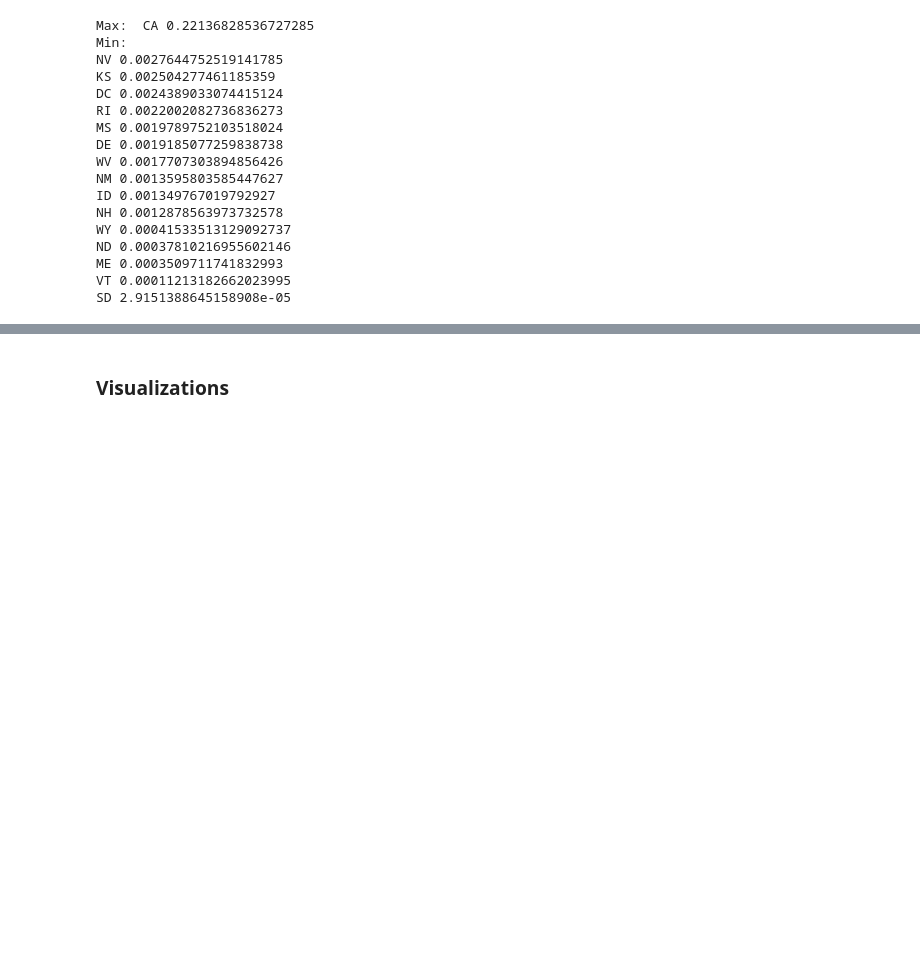
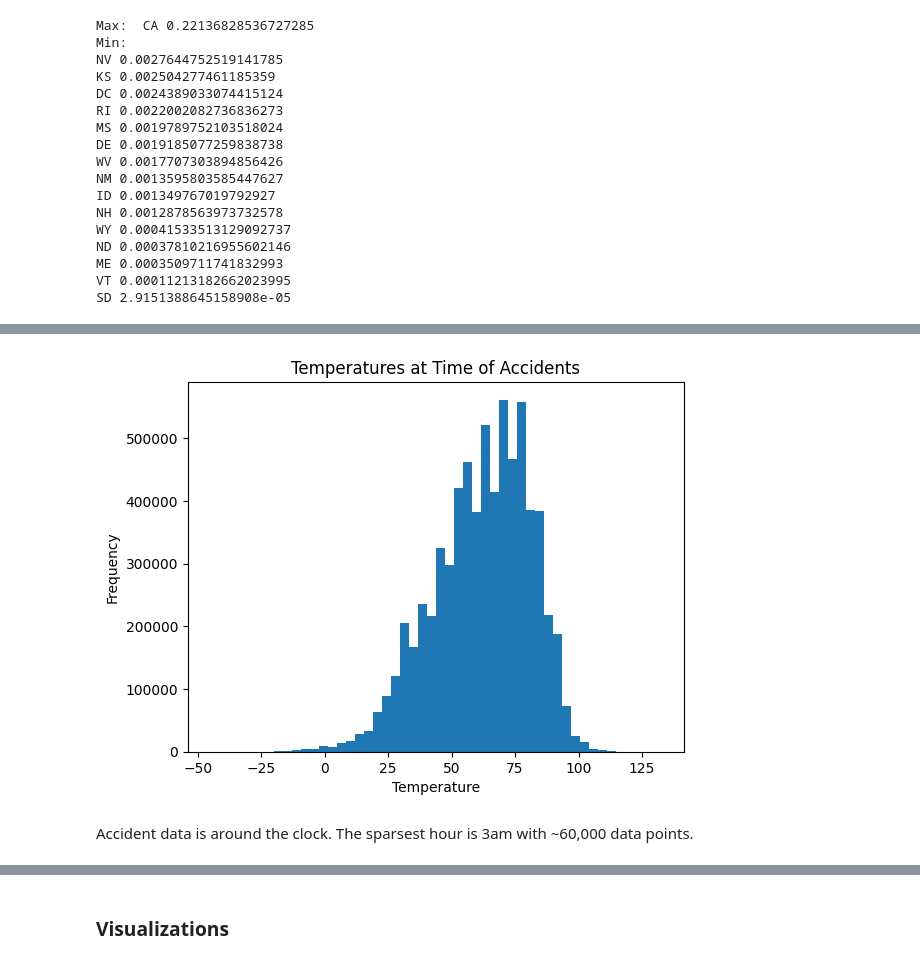
Before and after one commit to Jaredwinn77/Math-302-project, a Jupyter notebook: data.ipynb, the cells around one changed output, grey strips where cells are left out. Cells and saved outputs as stored; diff of their text form; code cells hidden in the pictures; blank space fills up the shorter version.

```diff
--- a/data.ipynb
+++ b/data.ipynb
@@ -318,0 +329,10 @@ SD 2.9151388645158908e-05
+# %%
+plt.hist(data['Temperature(F)'], bins=50)
+plt.title("Temperatures at Time of Accidents")
+plt.xlabel("Temperature")
+plt.ylabel("Frequency")
+plt.show()
+# %% [output]
+[figure, added]
+# %% [markdown]
+Accident data is around the clock. The sparsest hour is 3am with ~60,000 data points.
```
Also changed, not shown: parts of 12 cells of this notebook.
